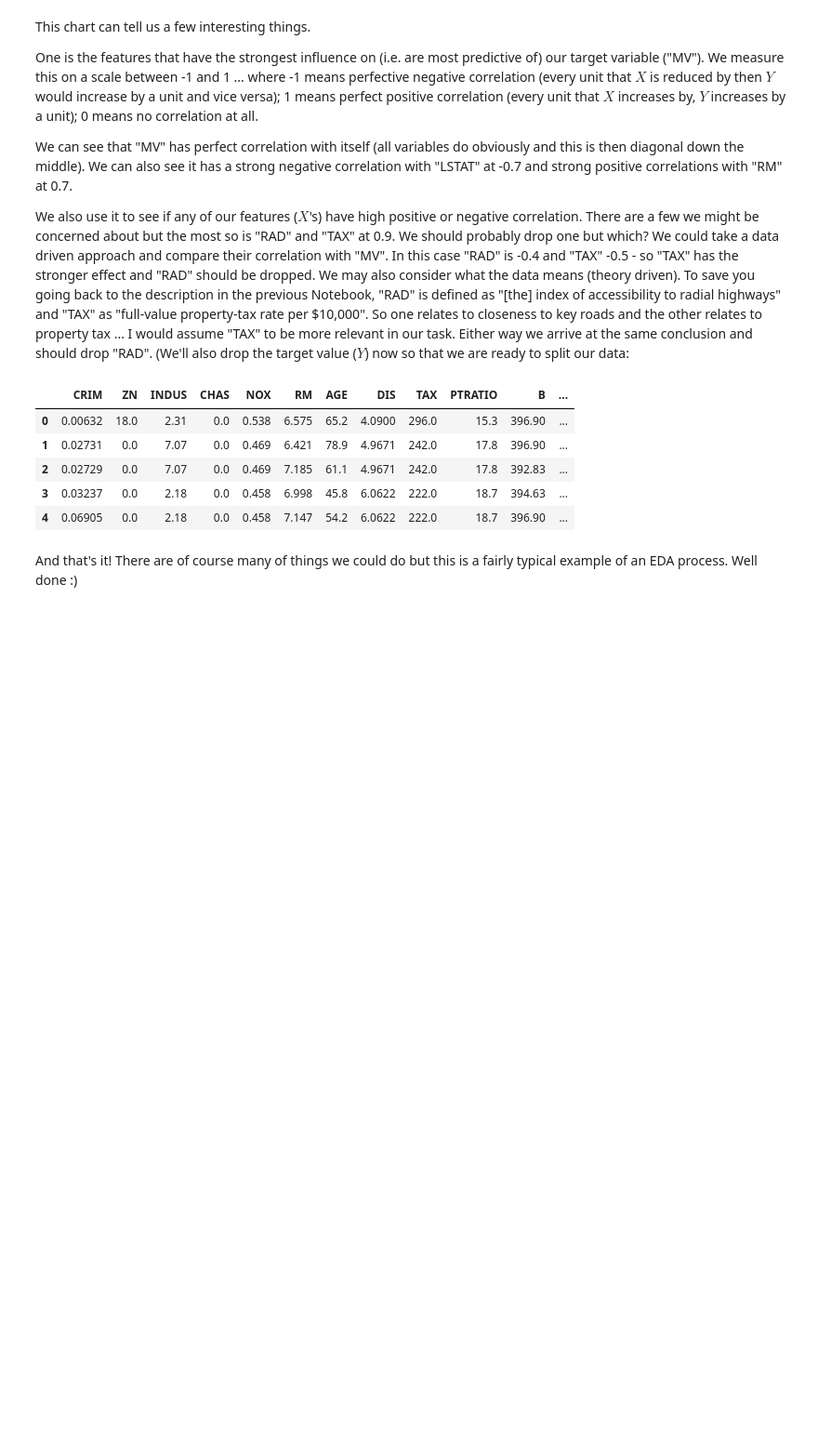
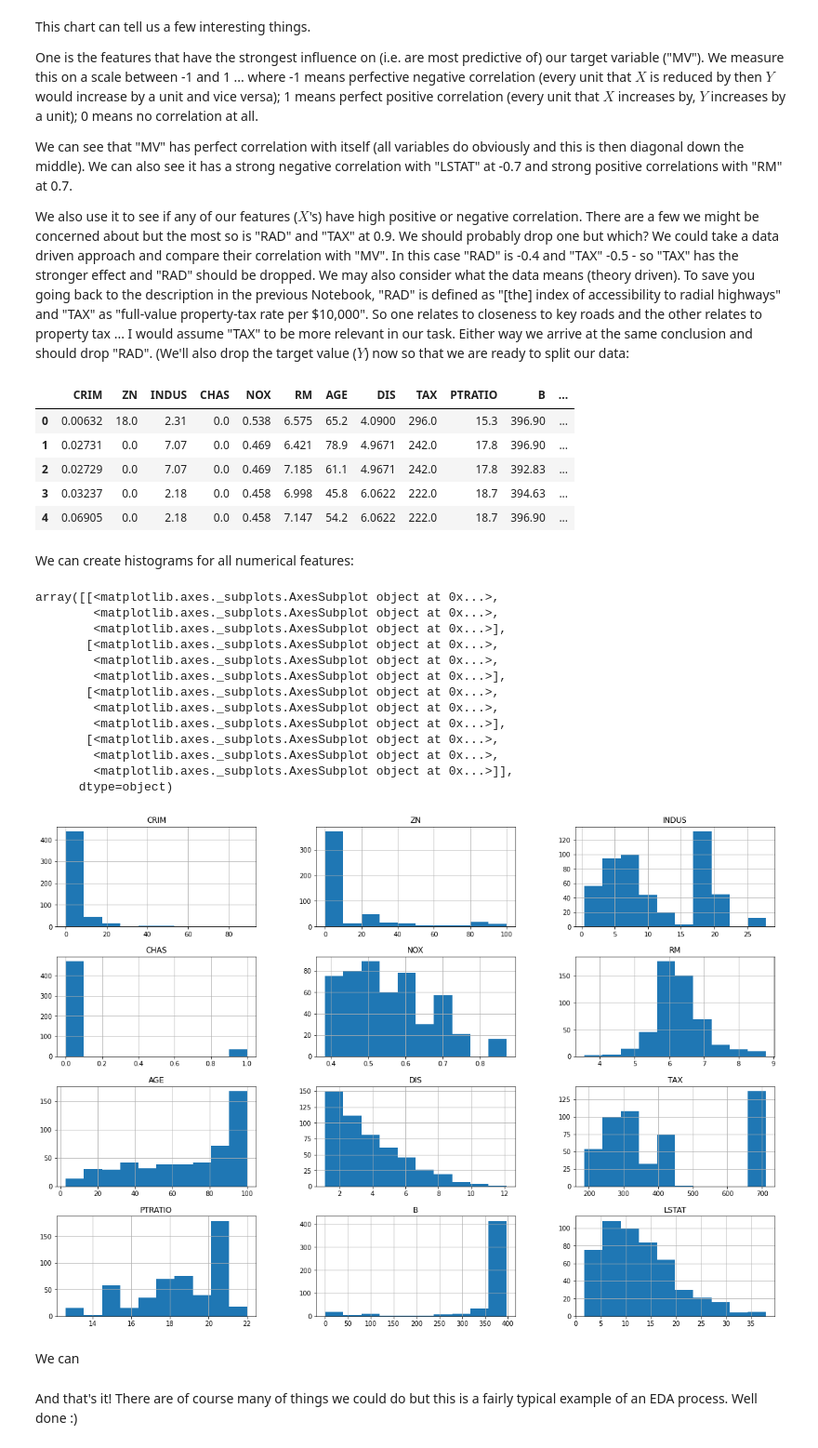
Before and after one commit to MJMortensonWarwick/DSML2223, a Jupyter notebook: 2_5_Exploratory_Data_Analysis.ipynb, the cells around one changed output. Shown at 93% size. Cells and saved outputs as stored; diff of their text form; code cells hidden in the pictures; blank space fills up the shorter version.

```diff
--- a/2_5_Exploratory_Data_Analysis.ipynb
+++ b/2_5_Exploratory_Data_Analysis.ipynb
@@ -229,5 +250,27 @@ boston.head()
 | 2 | 0.02729 | 0.0 | 7.07 | 0.0 | 0.469 | 7.185 | 61.1 | 4.9671 | 242.0 | 17.8 | 392.83 | ... |
 | 3 | 0.03237 | 0.0 | 2.18 | 0.0 | 0.458 | 6.998 | 45.8 | 6.0622 | 222.0 | 18.7 | 394.63 | ... |
 | 4 | 0.06905 | 0.0 | 2.18 | 0.0 | 0.458 | 7.147 | 54.2 | 6.0622 | 222.0 | 18.7 | 396.90 | ... |
+# %% [markdown]
+We can create histograms for all numerical features:
+# %%
+numerical_atributes=boston.select_dtypes(include=['int64','float64']) #In this example we could only filter int64
+numerical_atributes.hist(figsize=(20,14))
+# %% [output]
+array([[<matplotlib.axes._subplots.AxesSubplot object at 0x...>,
+        <matplotlib.axes._subplots.AxesSubplot object at 0x...>,
+        <matplotlib.axes._subplots.AxesSubplot object at 0x...>],
+       [<matplotlib.axes._subplots.AxesSubplot object at 0x...>,
+        <matplotlib.axes._subplots.AxesSubplot object at 0x...>,
+        <matplotlib.axes._subplots.AxesSubplot object at 0x...>],
+       [<matplotlib.axes._subplots.AxesSubplot object at 0x...>,
+        <matplotlib.axes._subplots.AxesSubplot object at 0x...>,
+        <matplotlib.axes._subplots.AxesSubplot object at 0x...>],
+       [<matplotlib.axes._subplots.AxesSubplot object at 0x...>,
+        <matplotlib.axes._subplots.AxesSubplot object at 0x...>,
+        <matplotlib.axes._subplots.AxesSubplot object at 0x...>]],
+      dtype=object)
+[figure, added]
+# %% [markdown]
+We can
 # %% [markdown]
 And that's it! There are of course many of things we could do but this is a fairly typical example of an EDA process. Well done :)
```
Also changed, not shown: parts of 6 cells of this notebook.
